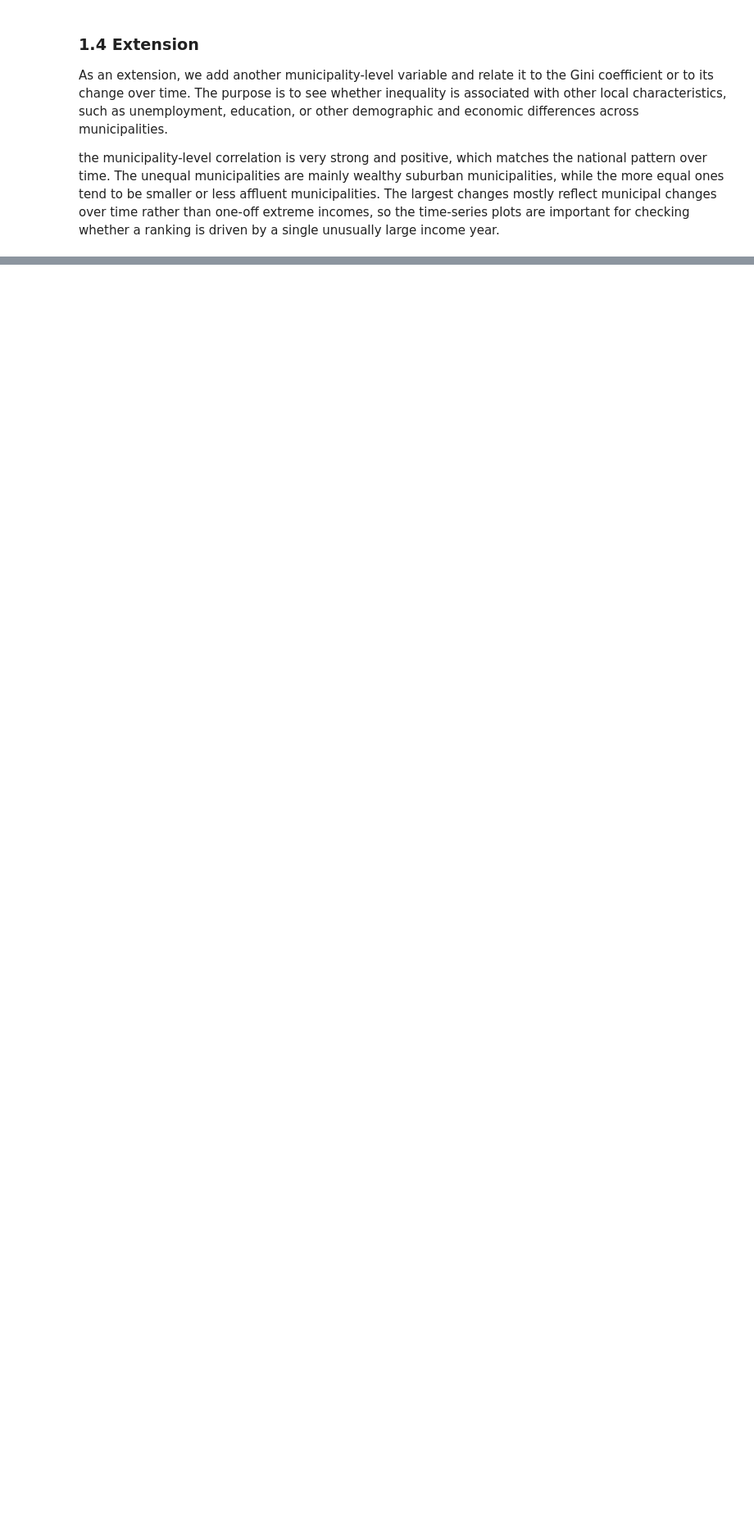
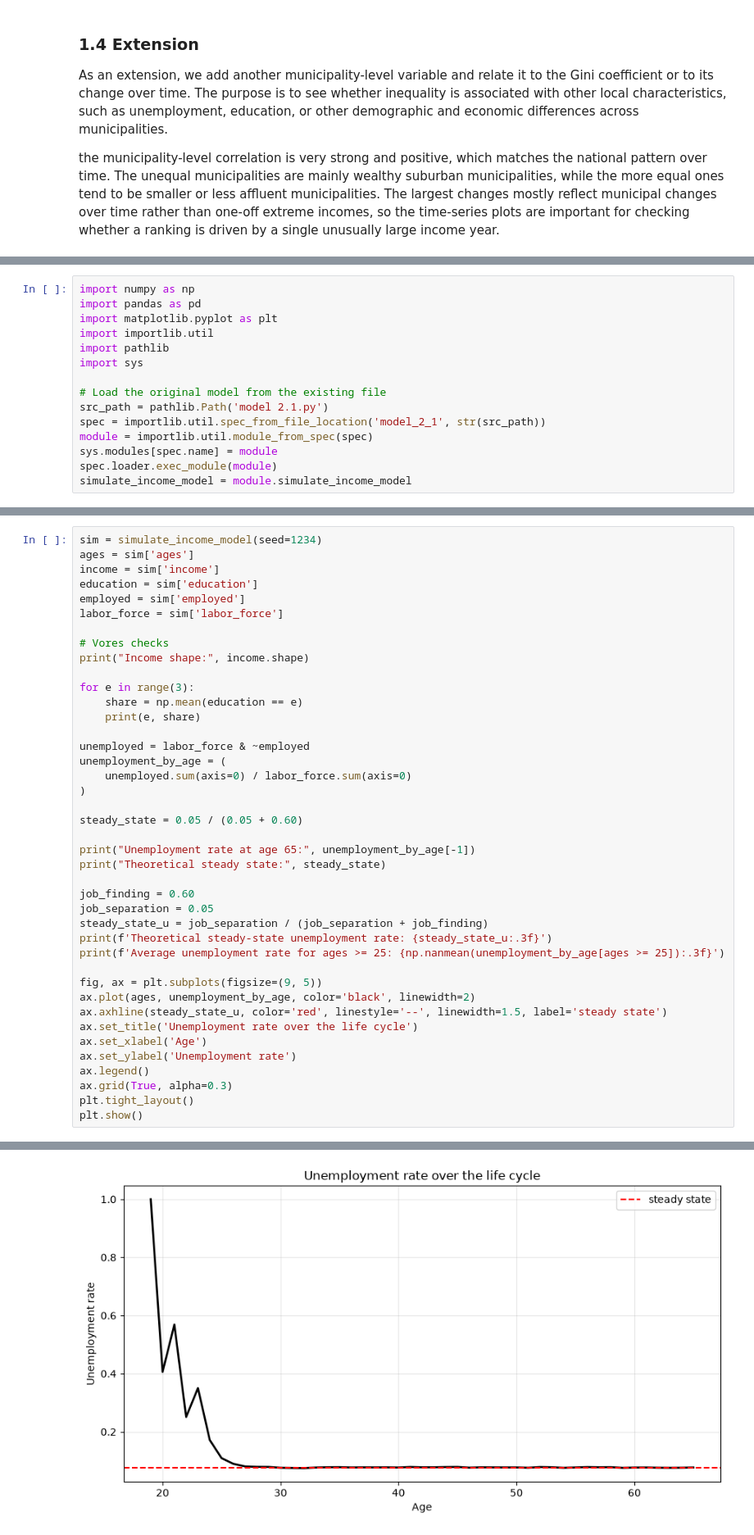
Before and after one commit to Alba-uni/AA_Project_1, a Jupyter notebook: Analysis.ipynb, the cells around one changed output, grey strips where cells are left out. Shown at 82% size. Saved outputs shown, nothing was run; the diff lists cells and outputs as text; blank space fills up the shorter version.

```diff
--- a/Analysis.ipynb
+++ b/Analysis.ipynb
@@ -364,0 +361,15 @@ for checking whether a ranking is driven by a single unusually large income year
+# %%
+import numpy as np
+import pandas as pd
+import matplotlib.pyplot as plt
+import importlib.util
+import pathlib
+import sys
+
+# Load the original model from the existing file
+src_path = pathlib.Path('model 2.1.py')
+spec = importlib.util.spec_from_file_location('model_2_1', str(src_path))
+module = importlib.util.module_from_spec(spec)
+sys.modules[spec.name] = module
+spec.loader.exec_module(module)
+simulate_income_model = module.simulate_income_model
@@ -364,0 +378,42 @@ for checking whether a ranking is driven by a single unusually large income year
+# %%
+sim = simulate_income_model(seed=1234)
+ages = sim['ages']
+income = sim['income']
+education = sim['education']
+employed = sim['employed']
+labor_force = sim['labor_force']
+
+# Vores checks
+print("Income shape:", income.shape)
+
+for e in range(3):
+    share = np.mean(education == e)
+    print(e, share)
+
+unemployed = labor_force & ~employed
+unemployment_by_age = (
+    unemployed.sum(axis=0) / labor_force.sum(axis=0)
+)
+
+steady_state = 0.05 / (0.05 + 0.60)
+
+print("Unemployment rate at age 65:", unemployment_by_age[-1])
+print("Theoretical steady state:", steady_state)
+
+job_finding = 0.60
+job_separation = 0.05
+steady_state_u = job_separation / (job_separation + job_finding)
+print(f'Theoretical steady-state unemployment rate: {steady_state_u:.3f}')
+print(f'Average unemployment rate for ages >= 25: {np.nanmean(unemployment_by_age[ages >= 25]):.3f}')
+
+fig, ax = plt.subplots(figsize=(9, 5))
+ax.plot(ages, unemployment_by_age, color='black', linewidth=2)
+ax.axhline(steady_state_u, color='red', linestyle='--', linewidth=1.5, label='steady state')
+ax.set_title('Unemployment rate over the life cycle')
+ax.set_xlabel('Age')
+ax.set_ylabel('Unemployment rate')
+ax.legend()
+ax.grid(True, alpha=0.3)
+plt.tight_layout()
+plt.show()
+# %% [output]
@@ -364,0 +428 @@ for checking whether a ranking is driven by a single unusually large income year
+[figure, added]
```
Also changed, not shown: parts of 10 cells of this notebook.
